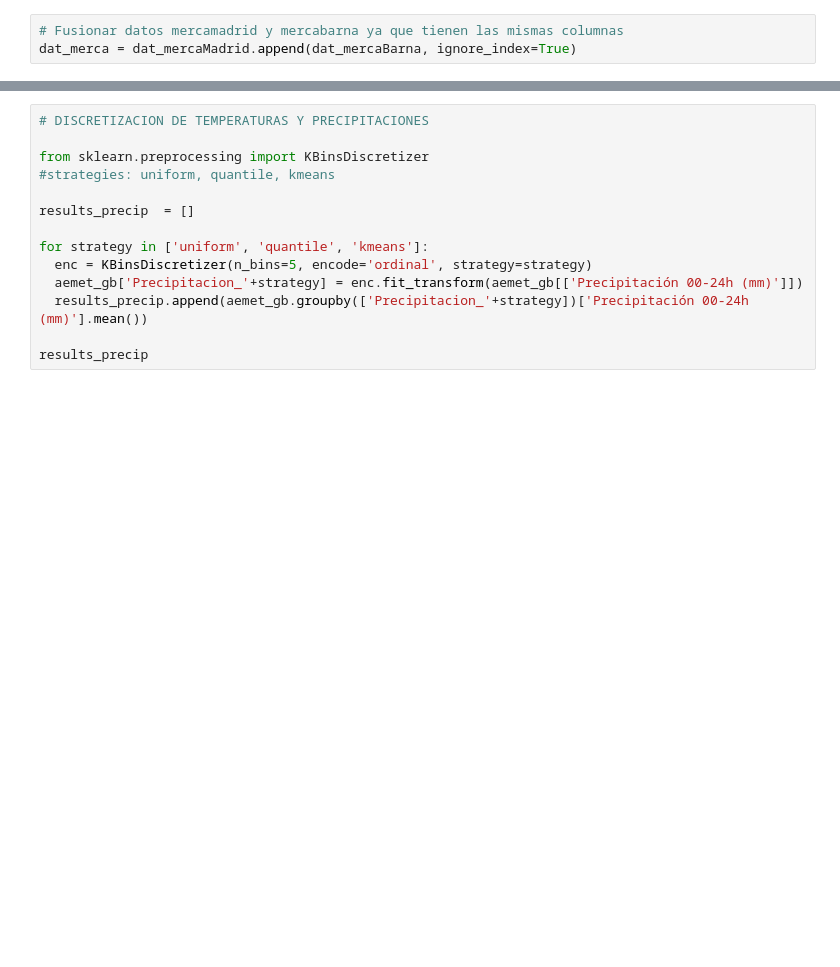
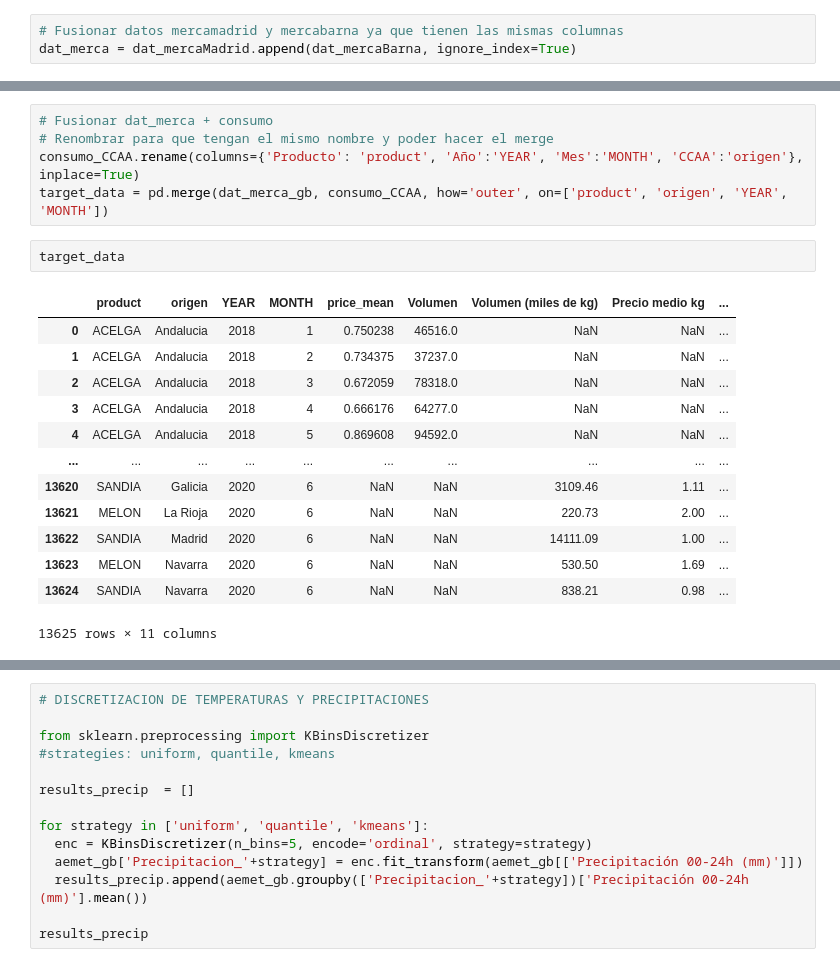
Before and after one commit to Laura-VFA/DataMining-21-22, a Jupyter notebook: DM_Entrega2.ipynb, the cells around one changed output, grey strips where cells are left out. Cells and saved outputs as stored; diff of their text form; blank space fills up the shorter version.

```diff
--- a/DM_Entrega2.ipynb
+++ b/DM_Entrega2.ipynb
@@ -959,0 +894,21 @@ dat_merca_gb
+# %%
+# Fusionar dat_merca + consumo
+# Renombrar para que tengan el mismo nombre y poder hacer el merge
+consumo_CCAA.rename(columns={'Producto': 'product', 'Año':'YEAR', 'Mes':'MONTH', 'CCAA':'origen'}, inplace=True)
+target_data = pd.merge(dat_merca_gb, consumo_CCAA, how='outer', on=['product', 'origen', 'YEAR', 'MONTH'])
+# %%
+target_data
+# %% [output]
+|  | product | origen | YEAR | MONTH | price_mean | Volumen | Volumen (miles de kg) | Precio medio kg | ... |
+| 0 | ACELGA | Andalucia | 2018 | 1 | 0.750238 | 46516.0 | NaN | NaN | ... |
+| 1 | ACELGA | Andalucia | 2018 | 2 | 0.734375 | 37237.0 | NaN | NaN | ... |
+| 2 | ACELGA | Andalucia | 2018 | 3 | 0.672059 | 78318.0 | NaN | NaN | ... |
+| 3 | ACELGA | Andalucia | 2018 | 4 | 0.666176 | 64277.0 | NaN | NaN | ... |
+| 4 | ACELGA | Andalucia | 2018 | 5 | 0.869608 | 94592.0 | NaN | NaN | ... |
+| ... | ... | ... | ... | ... | ... | ... | ... | ... | ... |
+| 13620 | SANDIA | Galicia | 2020 | 6 | NaN | NaN | 3109.46 | 1.11 | ... |
+| 13621 | MELON | La Rioja | 2020 | 6 | NaN | NaN | 220.73 | 2.00 | ... |
+| 13622 | SANDIA | Madrid | 2020 | 6 | NaN | NaN | 14111.09 | 1.00 | ... |
+| 13623 | MELON | Navarra | 2020 | 6 | NaN | NaN | 530.50 | 1.69 | ... |
+| 13624 | SANDIA | Navarra | 2020 | 6 | NaN | NaN | 838.21 | 0.98 | ... |
+13625 rows × 11 columns
```
Also changed, not shown: parts of 110 cells of this notebook.
